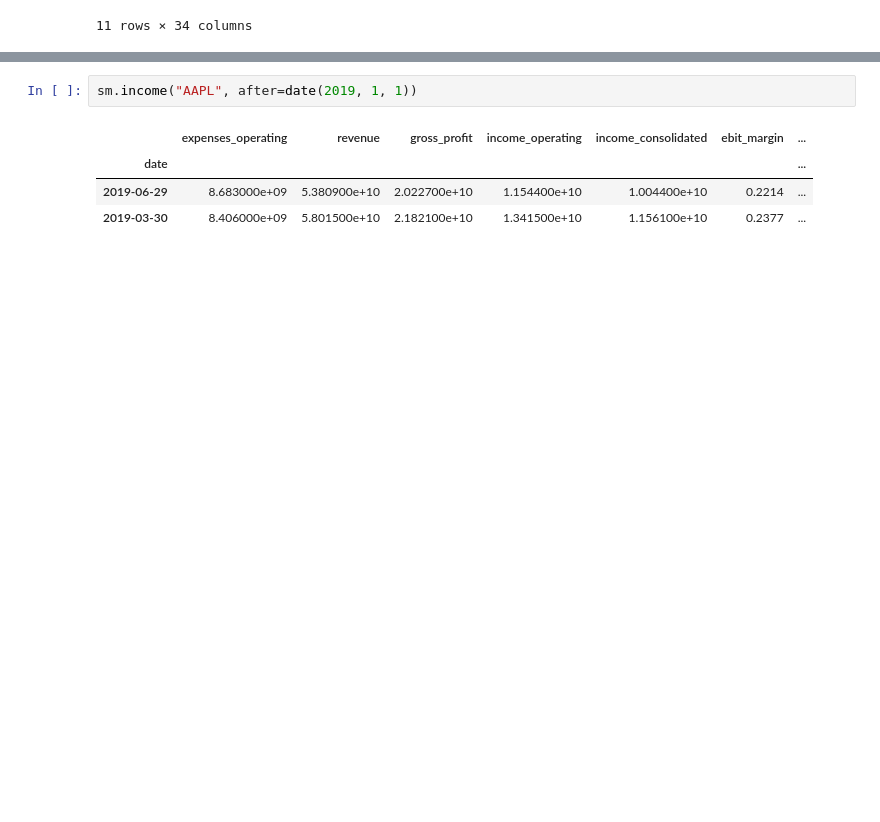
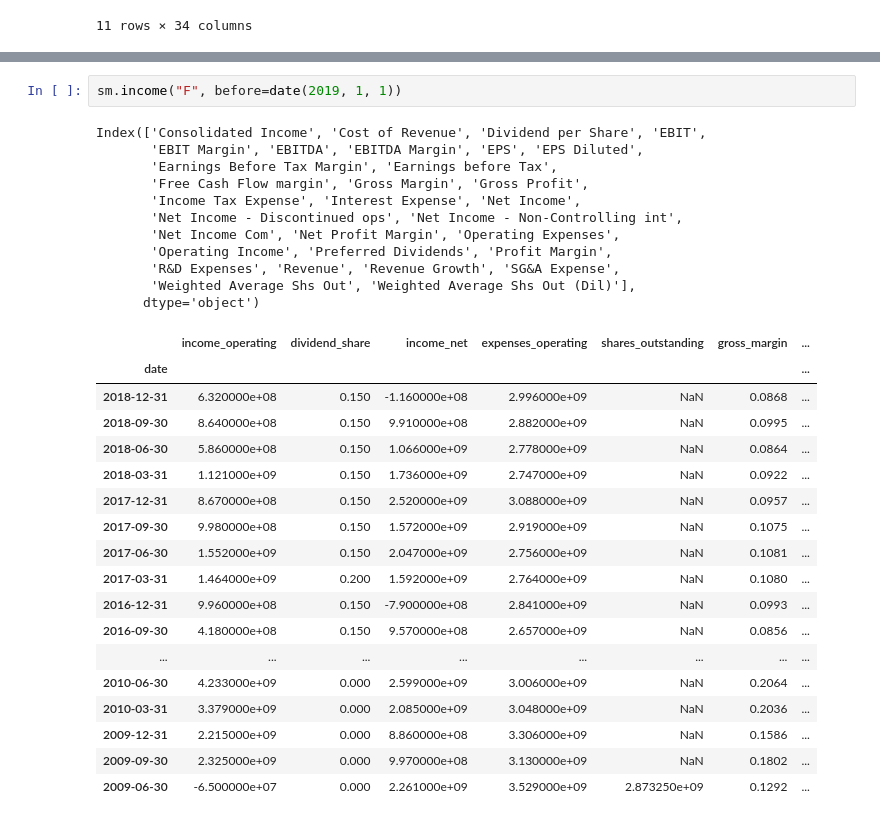
Before and after one commit to felixnext/stock_trend_analysis, a Jupyter notebook: notebooks/00-1_recommender-test.ipynb, the cells around one changed output, grey strips where cells are left out. Cells and saved outputs as stored; diff of their text form; blank space fills up the shorter version.

```diff
--- a/notebooks/00-1_recommender-test.ipynb
+++ b/notebooks/00-1_recommender-test.ipynb
@@ -71,7 +116,32 @@ sm.cash_flow('AAPL', after=date(2019, 1, 1))
 # %%
-sm.income("AAPL", after=date(2019, 1, 1))
+sm.income("F", before=date(2019, 1, 1))
 # %% [output]
+Index(['Consolidated Income', 'Cost of Revenue', 'Dividend per Share', 'EBIT',
+       'EBIT Margin', 'EBITDA', 'EBITDA Margin', 'EPS', 'EPS Diluted',
+       'Earnings Before Tax Margin', 'Earnings before Tax',
+       'Free Cash Flow margin', 'Gross Margin', 'Gross Profit',
+       'Income Tax Expense', 'Interest Expense', 'Net Income',
+       'Net Income - Discontinued ops', 'Net Income - Non-Controlling int',
+       'Net Income Com', 'Net Profit Margin', 'Operating Expenses',
+       'Operating Income', 'Preferred Dividends', 'Profit Margin',
+       'R&D Expenses', 'Revenue', 'Revenue Growth', 'SG&A Expense',
+       'Weighted Average Shs Out', 'Weighted Average Shs Out (Dil)'],
+      dtype='object')
-|  | expenses_operating | revenue | gross_profit | income_operating | income_consolidated | ebit_margin | ... |
+|  | income_operating | dividend_share | income_net | expenses_operating | shares_outstanding | gross_margin | ... |
 | date |  |  |  |  |  |  | ... |
-| 2019-06-29 | 8.683000e+09 | 5.380900e+10 | 2.022700e+10 | 1.154400e+10 | 1.004400e+10 | 0.2214 | ... |
-| 2019-03-30 | 8.406000e+09 | 5.801500e+10 | 2.182100e+10 | 1.341500e+10 | 1.156100e+10 | 0.2377 | ... |
+| 2018-12-31 | 6.320000e+08 | 0.150 | -1.160000e+08 | 2.996000e+09 | NaN | 0.0868 | ... |
+| 2018-09-30 | 8.640000e+08 | 0.150 | 9.910000e+08 | 2.882000e+09 | NaN | 0.0995 | ... |
+| 2018-06-30 | 5.860000e+08 | 0.150 | 1.066000e+09 | 2.778000e+09 | NaN | 0.0864 | ... |
+| 2018-03-31 | 1.121000e+09 | 0.150 | 1.736000e+09 | 2.747000e+09 | NaN | 0.0922 | ... |
+| 2017-12-31 | 8.670000e+08 | 0.150 | 2.520000e+09 | 3.088000e+09 | NaN | 0.0957 | ... |
+| 2017-09-30 | 9.980000e+08 | 0.150 | 1.572000e+09 | 2.919000e+09 | NaN | 0.1075 | ... |
+| 2017-06-30 | 1.552000e+09 | 0.150 | 2.047000e+09 | 2.756000e+09 | NaN | 0.1081 | ... |
+| 2017-03-31 | 1.464000e+09 | 0.200 | 1.592000e+09 | 2.764000e+09 | NaN | 0.1080 | ... |
+| 2016-12-31 | 9.960000e+08 | 0.150 | -7.900000e+08 | 2.841000e+09 | NaN | 0.0993 | ... |
+| 2016-09-30 | 4.180000e+08 | 0.150 | 9.570000e+08 | 2.657000e+09 | NaN | 0.0856 | ... |
+| ... | ... | ... | ... | ... | ... | ... | ... |
+| 2010-06-30 | 4.233000e+09 | 0.000 | 2.599000e+09 | 3.006000e+09 | NaN | 0.2064 | ... |
+| 2010-03-31 | 3.379000e+09 | 0.000 | 2.085000e+09 | 3.048000e+09 | NaN | 0.2036 | ... |
+| 2009-12-31 | 2.215000e+09 | 0.000 | 8.860000e+08 | 3.306000e+09 | NaN | 0.1586 | ... |
+| 2009-09-30 | 2.325000e+09 | 0.000 | 9.970000e+08 | 3.130000e+09 | NaN | 0.1802 | ... |
+| 2009-06-30 | -6.500000e+07 | 0.000 | 2.261000e+09 | 3.529000e+09 | 2.873250e+09 | 0.1292 | ... |
```
Also changed, not shown: parts of 5 cells of this notebook, 12 other files.
